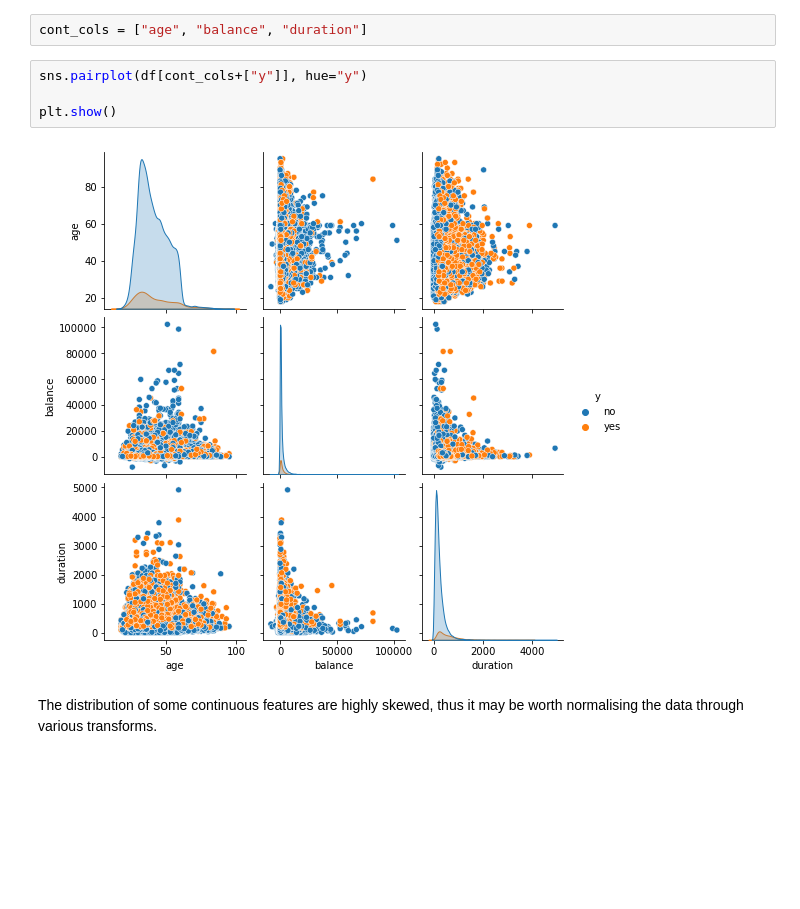
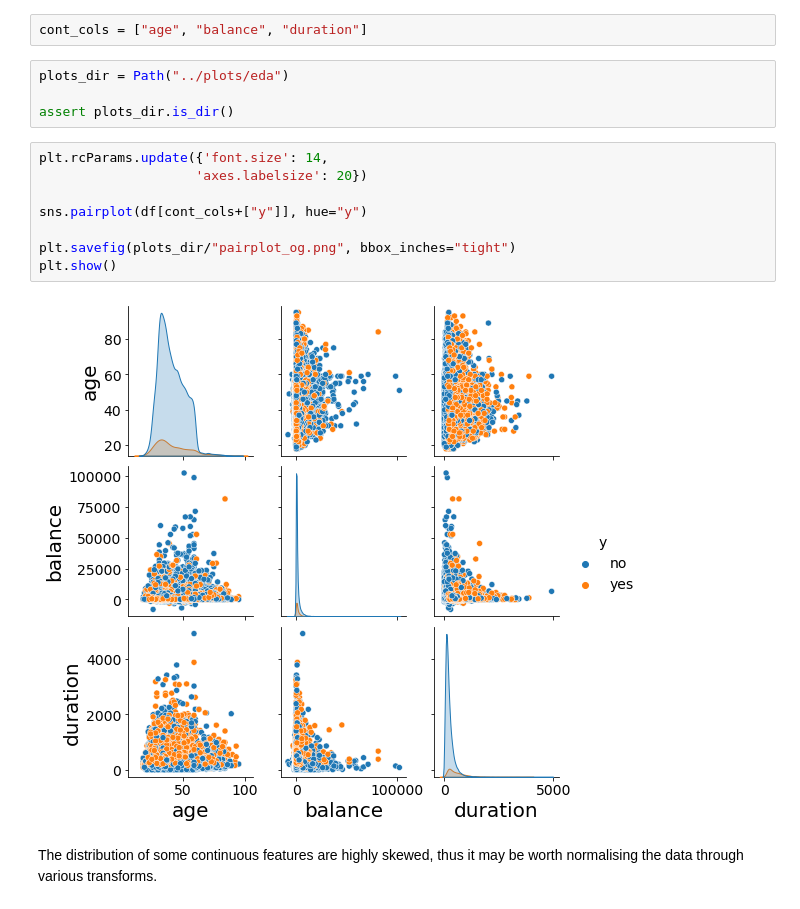
Before and after one commit to VedantVarshney/hsbc_dse_project, a Jupyter notebook: notebooks/InitialEDA.ipynb, the cells around one changed output. Saved outputs shown, nothing was run; the diff lists cells and outputs as text; blank space fills up the shorter version.

```diff
--- a/notebooks/InitialEDA.ipynb
+++ b/notebooks/InitialEDA.ipynb
@@ -101,12 +102,20 @@ df.describe()
 ## Normality Investigation
 # %%
 cont_cols = ["age", "balance", "duration"]
+# %%
+plots_dir = Path("../plots/eda")
+
+assert plots_dir.is_dir()
 # %%
+plt.rcParams.update({'font.size': 14,
+                    'axes.labelsize': 20})
+
 sns.pairplot(df[cont_cols+["y"]], hue="y")
 
+plt.savefig(plots_dir/"pairplot_og.png", bbox_inches="tight")
 plt.show()
 # %% [output]
-[figure, old version]
+[figure, new version]
 # %% [markdown]
 The distribution of some continuous features are highly skewed, thus it may be worth normalising the data through various transforms.
 # %%
```
Also changed, not shown: parts of 4 cells of this notebook, 10 other files.
